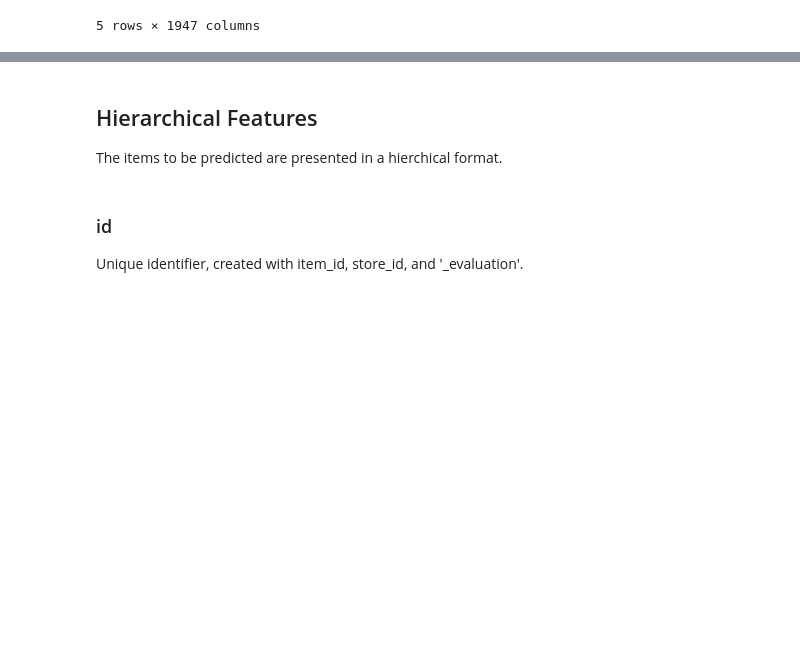
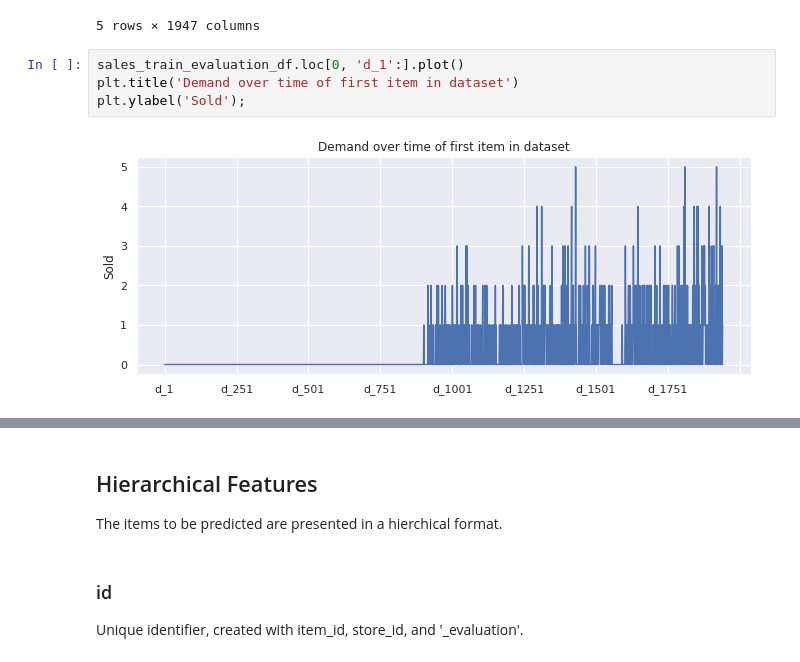
Before and after one commit to torokmg/m5-time-series, a Jupyter notebook: eda.ipynb, the cells around one changed output, grey strips where cells are left out. Cells and saved outputs as stored; diff of their text form; blank space fills up the shorter version.

Commit message:
graph

```diff
--- a/eda.ipynb
+++ b/eda.ipynb
@@ -419,3 +419,9 @@ sales_train_evaluation_df.head()
 | 3 | HOBBIES_1_004_CA_1_evaluation | HOBBIES_1_004 | HOBBIES_1 | HOBBIES | CA_1 | CA | 0 | 0 | 0 | 0 | 0 | ... |
 | 4 | HOBBIES_1_005_CA_1_evaluation | HOBBIES_1_005 | HOBBIES_1 | HOBBIES | CA_1 | CA | 0 | 0 | 0 | 0 | 0 | ... |
 5 rows × 1947 columns
+# %%
+sales_train_evaluation_df.loc[0, 'd_1':].plot()
+plt.title('Demand over time of first item in dataset')
+plt.ylabel('Sold');
+# %% [output]
+[figure, added]
```
Also changed, not shown: parts of 1 cell of this notebook.
